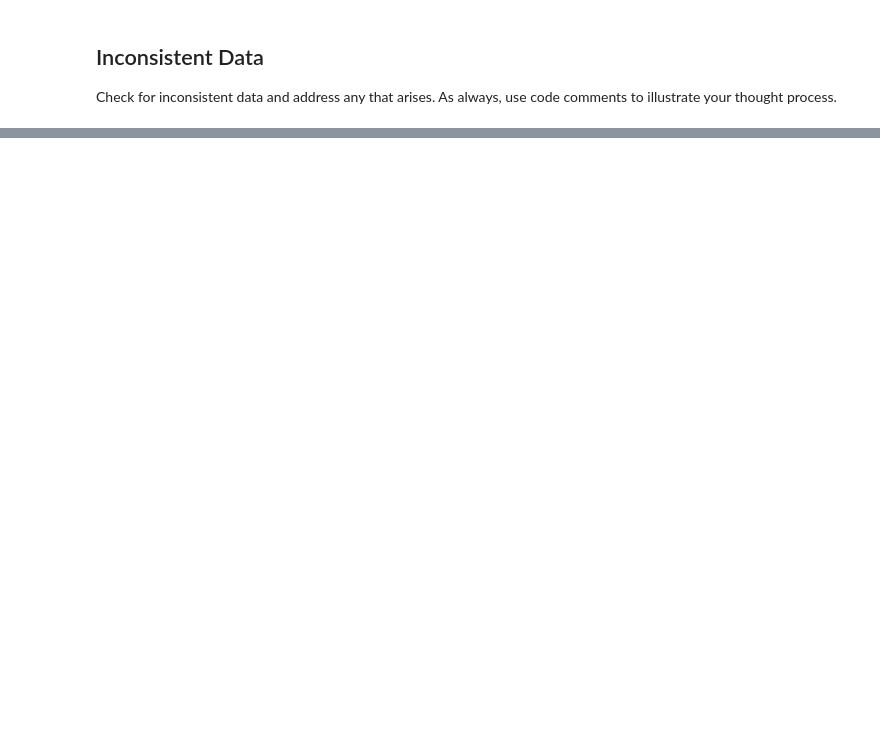
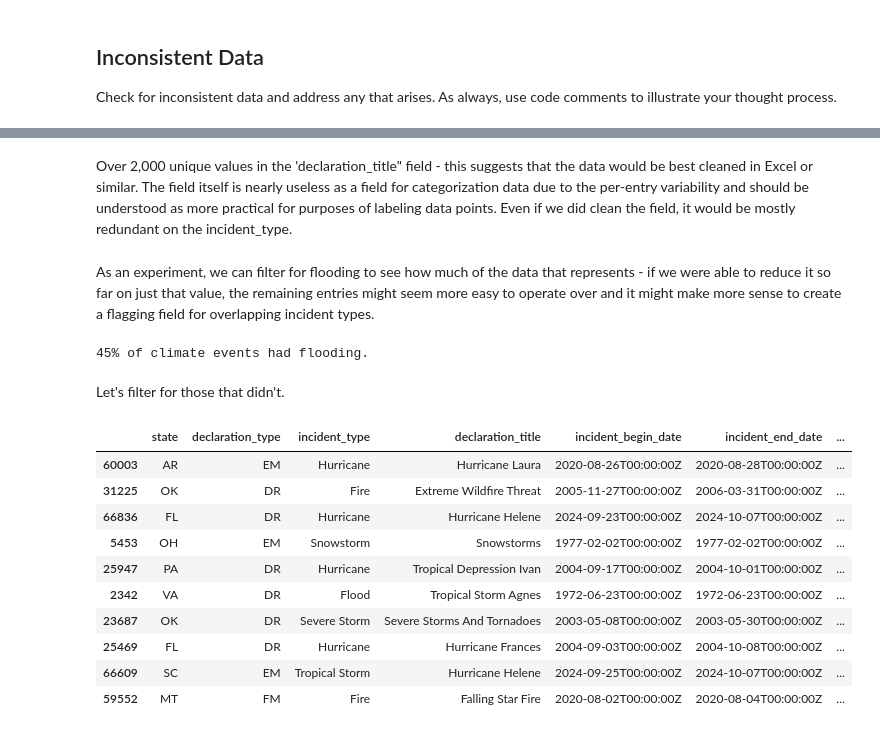
Before and after one commit to fposegarappleye/data-analysis-projects, a Jupyter notebook: Final Project/eda-checkpoint-starter-main/checkpoint-three.ipynb, the cells around one changed output, grey strips where cells are left out. Cells and saved outputs as stored; diff of their text form; code cells hidden in the pictures; blank space fills up the shorter version.

```diff
--- a/Final Project/eda-checkpoint-starter-main/checkpoint-three.ipynb
+++ b/Final Project/eda-checkpoint-starter-main/checkpoint-three.ipynb
@@ -9,6 +9,8 @@ Import the necessary libraries and create your dataframe(s).
 # %%
 import numpy as np
 import pandas as pd
+# %%
+df = pd.read_csv("./US Natural Disaster Declarations/us_disaster_declarations.csv")
 # %% [markdown]
 ## Missing Data
 
@@ -69,0 +164,41 @@ Make note of your answers to the following questions.
+# %%
+# Incident type is clearly the more practical field to hold onto here,
+#  though for the sake of visualizations, description, and specificity,
+#  it may be practical to keep the declaration title.
+# We do absolutely want to keep the incident type, however.
+# At this point, we can filter and sort the data.
+weather = (
+    'Severe Storm',
+    'Flood',
+    'Hurricane',
+    'Fire',
+    'Snowstorm',
+    'Severe Ice Storm',
+    'Tornado',
+    'Drought',
+    'Tropical Storm',
+    'Freezing',
+    'Winter Storm',
+    'Typhoon'
+)
+dry = (
+    'Fire',
+    'Drought'
+)
+cold = (
+    'Severe Ice Storm',
+    'Winter Storm',
+    'Snowstorm',
+    'Freezing'
+)
+coastal = (
+    'Hurricane',
+    'Tropical Storm',
+    'Coastal Storm',
+    'Typhoon',
+    'Tropical Depression'
+)
+climate = df[df['incident_type'].isin(weather)]
+dry_cli = df[df['incident_type'].isin(dry)]
+cold_cli = df[df['incident_type'].isin(cold)]
+coastal_cli = df[df['incident_type'].isin(coastal)]
@@ -69,0 +221,25 @@ Make note of your answers to the following questions.
+# %% [markdown]
+Over 2,000 unique values in the 'declaration_title" field - this suggests that the data would be best cleaned in Excel or similar. The field itself is nearly useless as a field for categorization data due to the per-entry variability and should be understood as more practical for purposes of labeling data points. Even if we did clean the field, it would be mostly redundant on the incident_type.
+# %% [markdown]
+As an experiment, we can filter for flooding to see how much of the data that represents - if we were able to reduce it so far on just that value, the remaining entries might seem more easy to operate over and it might make more sense to create a flagging field for overlapping incident types.
+# %%
+pct = int(100*(len(climate[climate['declaration_title'].str.contains('Flooding')])/len(climate)))
+print(f"{pct}% of climate events had flooding.")
+# %% [output]
+45% of climate events had flooding.
+# %% [markdown]
+Let's filter for those that didn't.
+# %%
+climate[~climate['declaration_title'].str.contains('Flooding')].sample(10)
+# %% [output]
+|  | state | declaration_type | incident_type | declaration_title | incident_begin_date | incident_end_date | ... |
+| 60003 | AR | EM | Hurricane | Hurricane Laura | 2020-08-26T00:00:00Z | 2020-08-28T00:00:00Z | ... |
+| 31225 | OK | DR | Fire | Extreme Wildfire Threat | 2005-11-27T00:00:00Z | 2006-03-31T00:00:00Z | ... |
+| 66836 | FL | DR | Hurricane | Hurricane Helene | 2024-09-23T00:00:00Z | 2024-10-07T00:00:00Z | ... |
+| 5453 | OH | EM | Snowstorm | Snowstorms | 1977-02-02T00:00:00Z | 1977-02-02T00:00:00Z | ... |
+| 25947 | PA | DR | Hurricane | Tropical Depression Ivan | 2004-09-17T00:00:00Z | 2004-10-01T00:00:00Z | ... |
+| 2342 | VA | DR | Flood | Tropical Storm Agnes | 1972-06-23T00:00:00Z | 1972-06-23T00:00:00Z | ... |
+| 23687 | OK | DR | Severe Storm | Severe Storms And Tornadoes | 2003-05-08T00:00:00Z | 2003-05-30T00:00:00Z | ... |
+| 25469 | FL | DR | Hurricane | Hurricane Frances | 2004-09-03T00:00:00Z | 2004-10-08T00:00:00Z | ... |
+| 66609 | SC | EM | Tropical Storm | Hurricane Helene | 2024-09-25T00:00:00Z | 2024-10-07T00:00:00Z | ... |
+| 59552 | MT | FM | Fire | Falling Star Fire | 2020-08-02T00:00:00Z | 2020-08-04T00:00:00Z | ... |
```
Also changed, not shown: parts of 15 cells of this notebook, 1 other file.
